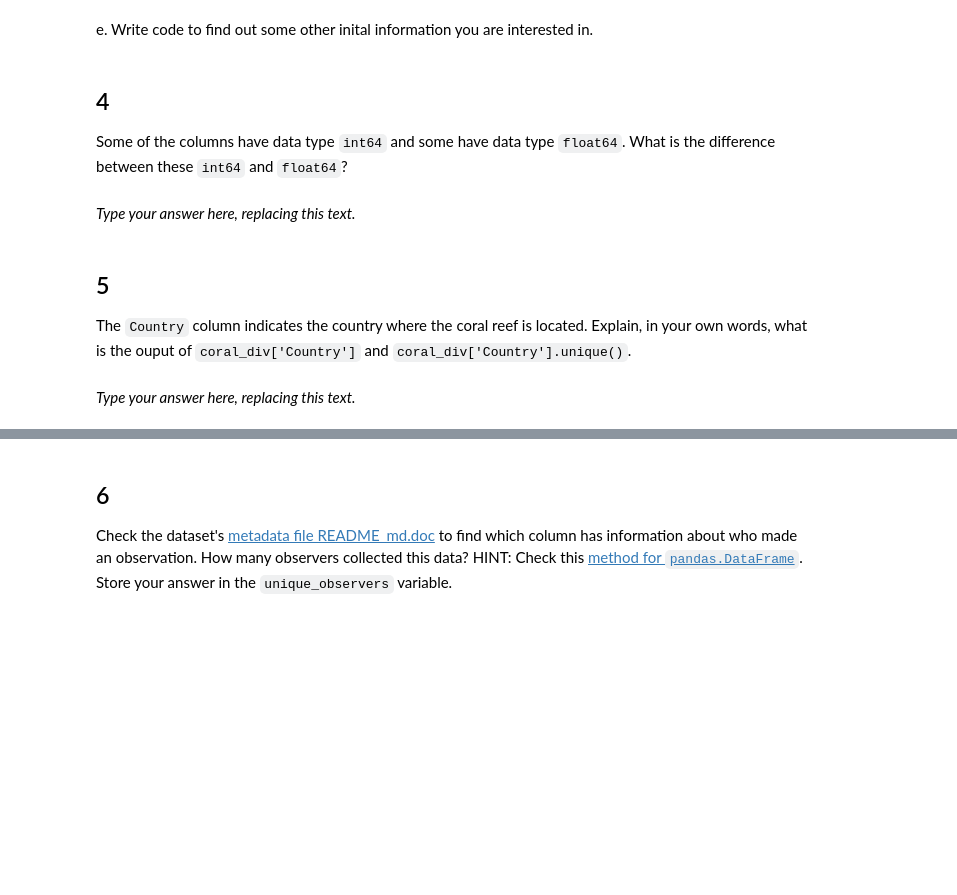
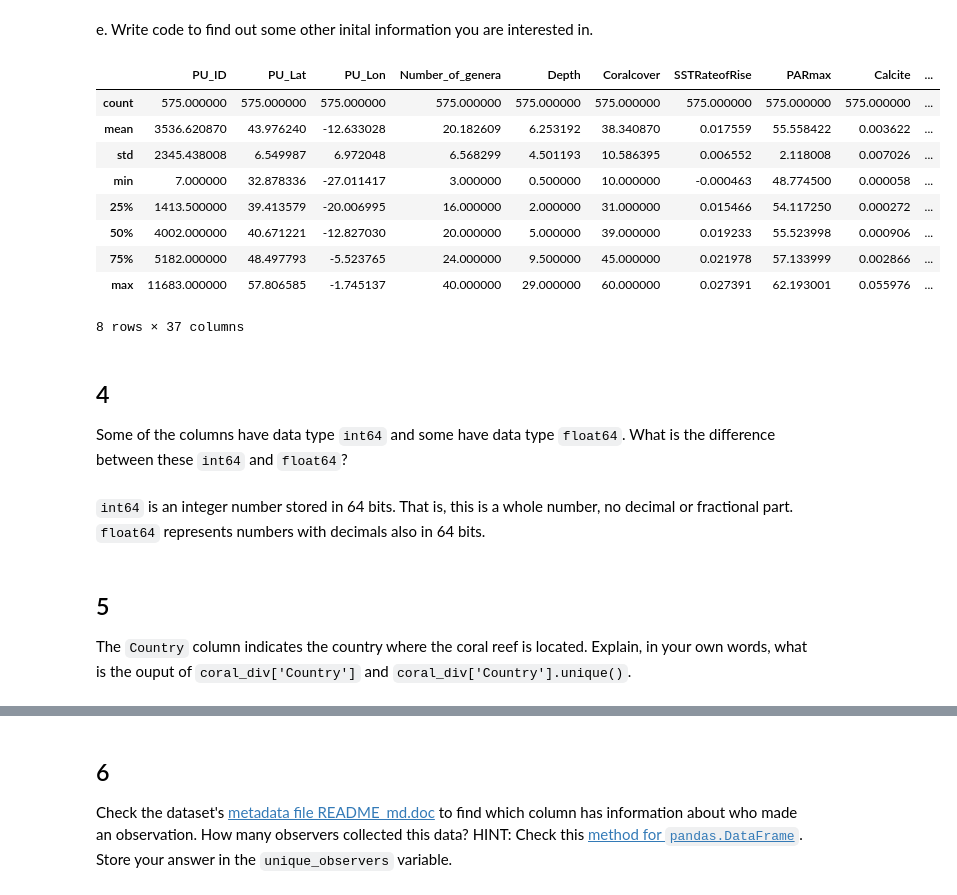
Before and after one commit to rellimylime/eds220-hwk1, a Jupyter notebook: task2/hwk1-task2-corals.ipynb, the cells around one changed output, grey strips where cells are left out. Cells and saved outputs as stored; diff of their text form; code cells hidden in the pictures; blank space fills up the shorter version.

```diff
--- a/task2/hwk1-task2-corals.ipynb
+++ b/task2/hwk1-task2-corals.ipynb
@@ -107,6 +122,18 @@ grader.check("q3_d")
 e. Write code to find out some other inital information you are interested in.
 # %%
 # e
+coral_div.describe()
+# %% [output]
+|  | PU_ID | PU_Lat | PU_Lon | Number_of_genera | Depth | Coralcover | SSTRateofRise | PARmax | Calcite | ... |
+| count | 575.000000 | 575.000000 | 575.000000 | 575.000000 | 575.000000 | 575.000000 | 575.000000 | 575.000000 | 575.000000 | ... |
+| mean | 3536.620870 | 43.976240 | -12.633028 | 20.182609 | 6.253192 | 38.340870 | 0.017559 | 55.558422 | 0.003622 | ... |
+| std | 2345.438008 | 6.549987 | 6.972048 | 6.568299 | 4.501193 | 10.586395 | 0.006552 | 2.118008 | 0.007026 | ... |
+| min | 7.000000 | 32.878336 | -27.011417 | 3.000000 | 0.500000 | 10.000000 | -0.000463 | 48.774500 | 0.000058 | ... |
+| 25% | 1413.500000 | 39.413579 | -20.006995 | 16.000000 | 2.000000 | 31.000000 | 0.015466 | 54.117250 | 0.000272 | ... |
+| 50% | 4002.000000 | 40.671221 | -12.827030 | 20.000000 | 5.000000 | 39.000000 | 0.019233 | 55.523998 | 0.000906 | ... |
+| 75% | 5182.000000 | 48.497793 | -5.523765 | 24.000000 | 9.500000 | 45.000000 | 0.021978 | 57.133999 | 0.002866 | ... |
+| max | 11683.000000 | 57.806585 | -1.745137 | 40.000000 | 29.000000 | 60.000000 | 0.027391 | 62.193001 | 0.055976 | ... |
+8 rows × 37 columns
 # %% [markdown]
 <!-- END QUESTION -->
 
@@ -115,8 +142,8 @@ e. Write code to find out some other inital information you are interested in.
 ## 4
 
 Some of the columns have data type `int64` and some have data type `float64`. What is the difference between these `int64` and `float64`?
-# %% [markdown]
-_Type your answer here, replacing this text._
+# %% [markdown]
+`int64` is an integer number stored in 64 bits. That is, this is a whole number, no decimal or fractional part. `float64` represents numbers with decimals also in 64 bits.
 # %% [markdown]
 <!-- END QUESTION -->
 
@@ -125,5 +152,3 @@ _Type your answer here, replacing this text._
 ## 5
 
 The `Country` column indicates the country where the coral reef is located. Explain, in your own words, what is the ouput of `coral_div['Country']` and `coral_div['Country'].unique()`.
-# %% [markdown]
-_Type your answer here, replacing this text._
```
Also changed, not shown: parts of 40 cells of this notebook.
